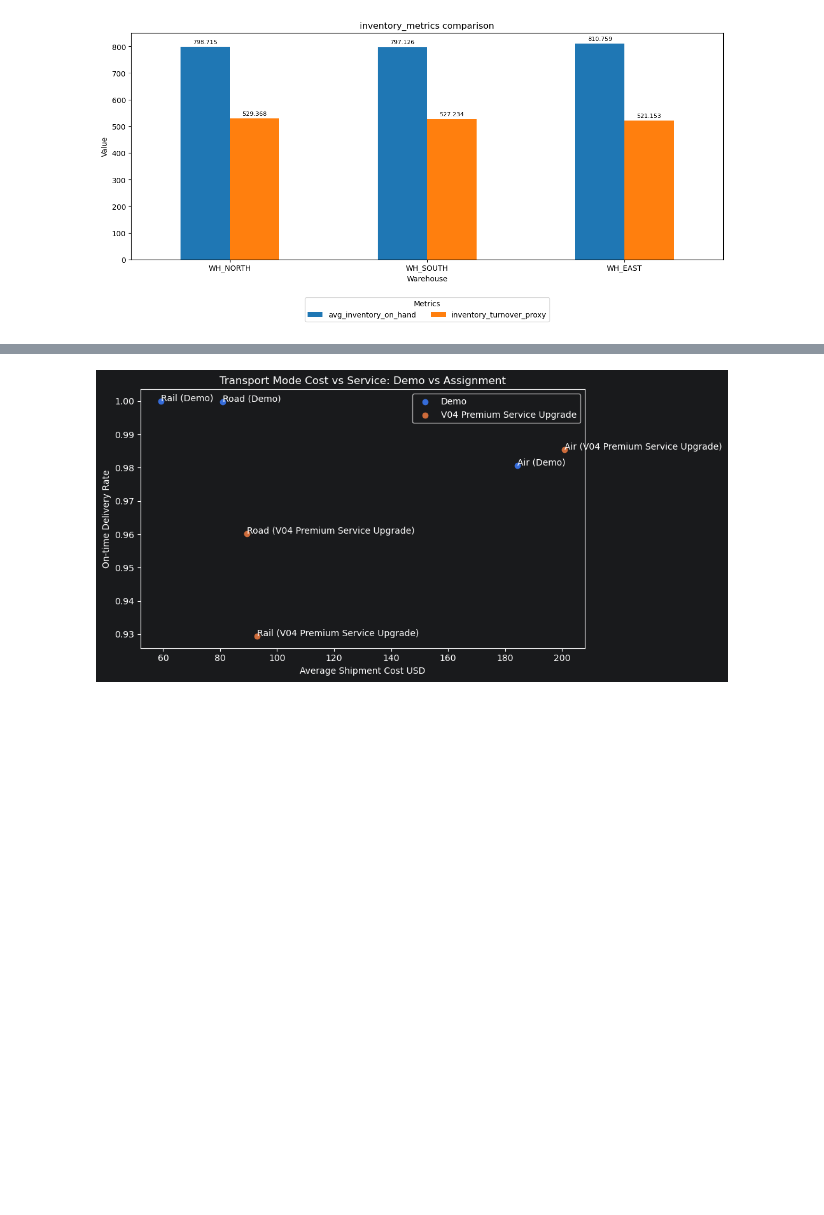
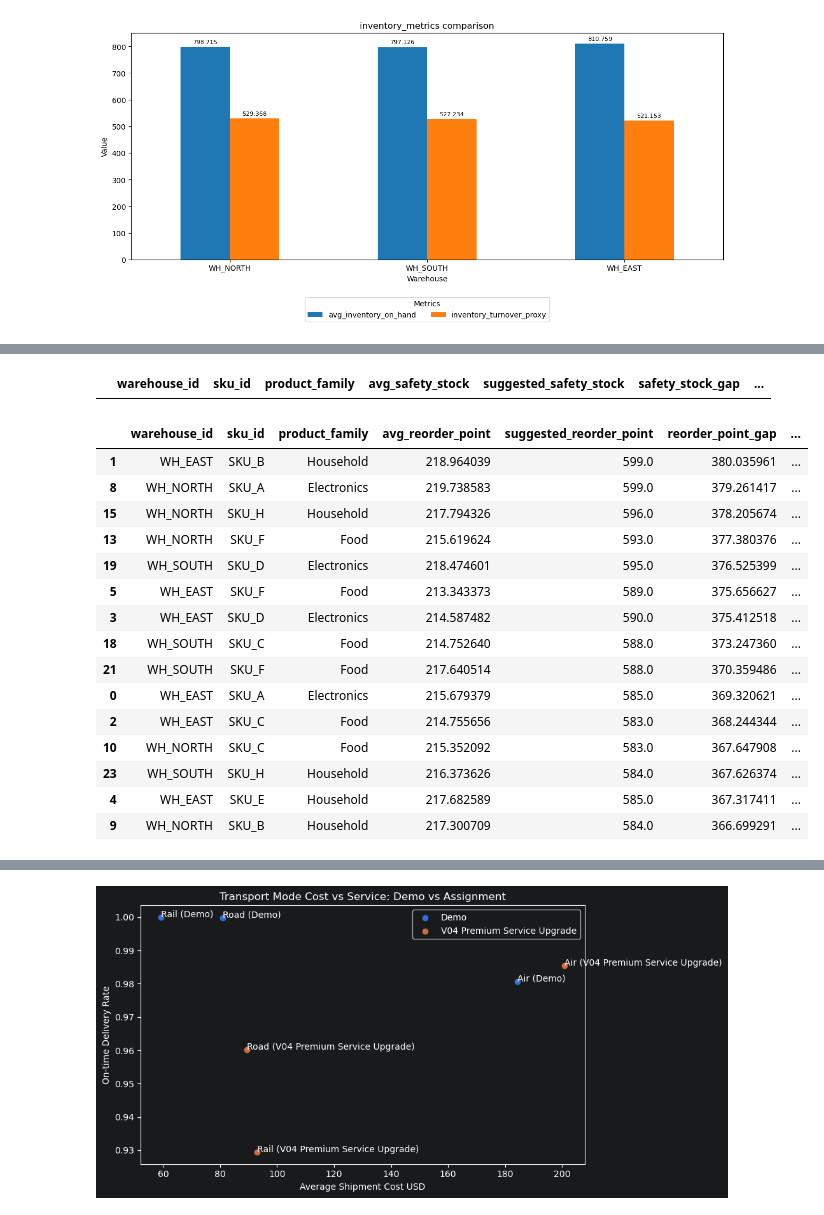
Before and after one commit to josiashdezp/supply_chain_analytics, a Jupyter notebook: code/supply_chain_group_project.ipynb, the cells around one changed output, grey strips where cells are left out. Drawn from its saved outputs; the diff is of its cells as text; code cells hidden in the pictures; blank space fills up the shorter version.

```diff
--- a/code/supply_chain_group_project.ipynb
+++ b/code/supply_chain_group_project.ipynb
@@ -403,0 +565,53 @@ for category, metric_list in metrics.items():
+# %%
+# -----------------------------
+# 6. Locations with safety stock below suggested level
+# -----------------------------
+
+safety_stock_issues = (
+    df[df["safety_stock_gap"] > 0]
+    .sort_values("safety_stock_gap", ascending=False)
+    [[
+        "warehouse_id", "sku_id", "product_family",
+        "avg_safety_stock", "suggested_safety_stock",
+        "safety_stock_gap", "safety_stock_gap_pct",
+        "stockout_rate", "avg_fill_rate", "annual_demand"
+    ]]
+)
+
+safety_stock_issues.head(15)
+# %% [output]
+|  | warehouse_id | sku_id | product_family | avg_safety_stock | suggested_safety_stock | safety_stock_gap | ... |
+# %%
+# -----------------------------
+# 7. Locations with reorder points below suggested level
+# -----------------------------
+
+reorder_point_issues = (
+    df[df["reorder_point_gap"] > 0]
+    .sort_values("reorder_point_gap", ascending=False)
+    [[
+        "warehouse_id", "sku_id", "product_family",
+        "avg_reorder_point", "suggested_reorder_point",
+        "reorder_point_gap", "reorder_point_gap_pct",
+        "stockout_rate", "avg_fill_rate", "annual_demand"
+    ]]
+)
+
+reorder_point_issues.head(15)
+# %% [output]
+|  | warehouse_id | sku_id | product_family | avg_reorder_point | suggested_reorder_point | reorder_point_gap | ... |
+| 1 | WH_EAST | SKU_B | Household | 218.964039 | 599.0 | 380.035961 | ... |
+| 8 | WH_NORTH | SKU_A | Electronics | 219.738583 | 599.0 | 379.261417 | ... |
+| 15 | WH_NORTH | SKU_H | Household | 217.794326 | 596.0 | 378.205674 | ... |
+| 13 | WH_NORTH | SKU_F | Food | 215.619624 | 593.0 | 377.380376 | ... |
+| 19 | WH_SOUTH | SKU_D | Electronics | 218.474601 | 595.0 | 376.525399 | ... |
+| 5 | WH_EAST | SKU_F | Food | 213.343373 | 589.0 | 375.656627 | ... |
+| 3 | WH_EAST | SKU_D | Electronics | 214.587482 | 590.0 | 375.412518 | ... |
+| 18 | WH_SOUTH | SKU_C | Food | 214.752640 | 588.0 | 373.247360 | ... |
+| 21 | WH_SOUTH | SKU_F | Food | 217.640514 | 588.0 | 370.359486 | ... |
+| 0 | WH_EAST | SKU_A | Electronics | 215.679379 | 585.0 | 369.320621 | ... |
+| 2 | WH_EAST | SKU_C | Food | 214.755656 | 583.0 | 368.244344 | ... |
+| 10 | WH_NORTH | SKU_C | Food | 215.352092 | 583.0 | 367.647908 | ... |
+| 23 | WH_SOUTH | SKU_H | Household | 216.373626 | 584.0 | 367.626374 | ... |
+| 4 | WH_EAST | SKU_E | Household | 217.682589 | 585.0 | 367.317411 | ... |
+| 9 | WH_NORTH | SKU_B | Household | 217.300709 | 584.0 | 366.699291 | ... |
```
Also changed, not shown: parts of 18 cells of this notebook.
